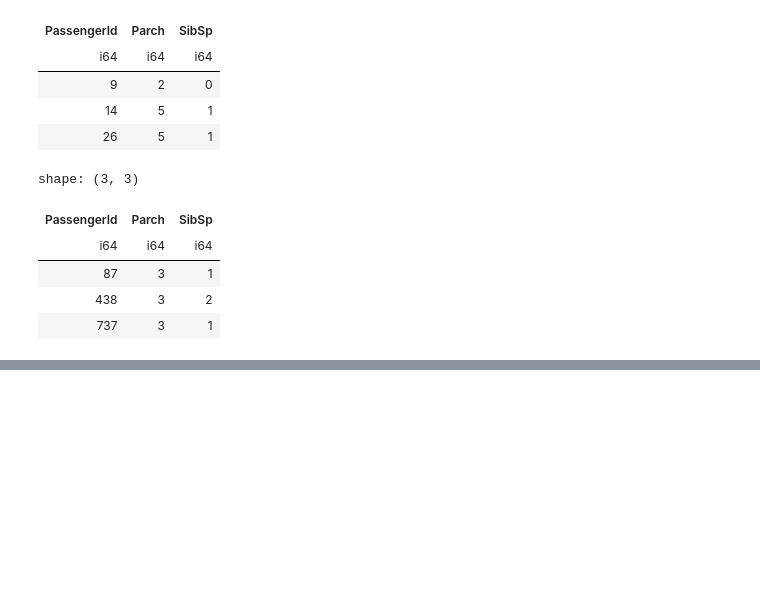
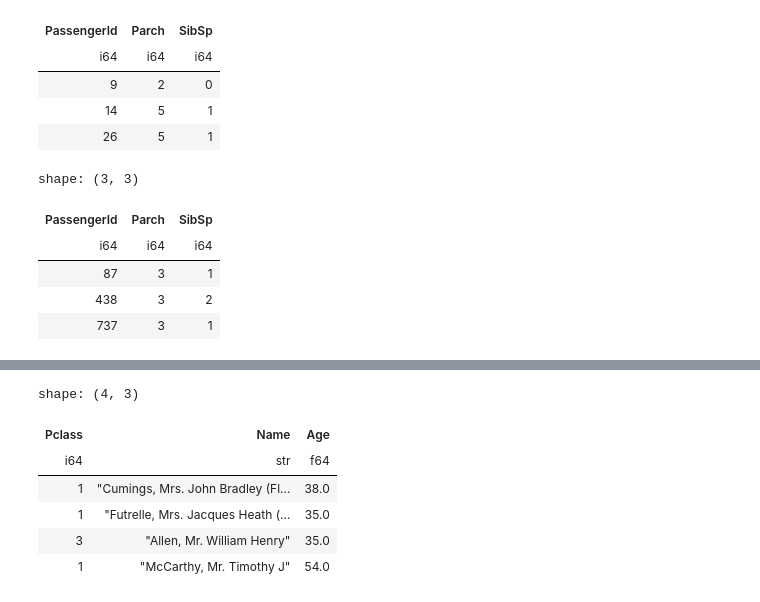
Before and after one commit to yukikitayama/data-analysis, a Jupyter notebook: polars/filter_rows.ipynb, the cells around one changed output, grey strips where cells are left out. Saved outputs shown, nothing was run; the diff lists cells and outputs as text; code cells hidden in the pictures; blank space fills up the shorter version.

```diff
--- a/polars/filter_rows.ipynb
+++ b/polars/filter_rows.ipynb
@@ -153,0 +175,21 @@ shape: (216, 12)
+# %%
+(
+    df
+    # Create a new condition column
+    .with_columns(
+        less_than_30_boolean = pl.col("Age") < 30
+    )
+    .filter(
+        ~pl.col("less_than_30_boolean")
+    )
+    .select("Pclass", "Name", "Age")
+    .head(4)
+)
+# %% [output]
+shape: (4, 3)
+| Pclass | Name | Age |
+| i64 | str | f64 |
+| 1 | "Cumings, Mrs. John Bradley (Fl… | 38.0 |
+| 1 | "Futrelle, Mrs. Jacques Heath (… | 35.0 |
+| 3 | "Allen, Mr. William Henry" | 35.0 |
+| 1 | "McCarthy, Mr. Timothy J" | 54.0 |
```
Also changed, not shown: parts of 11 cells of this notebook, 1 other file.
